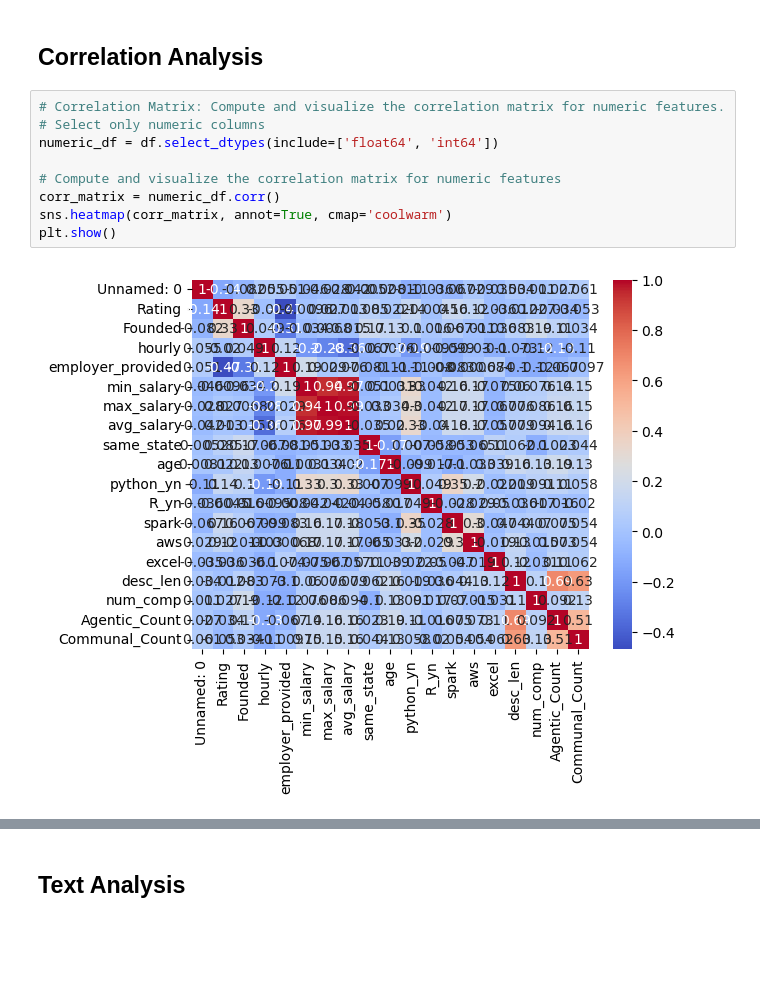
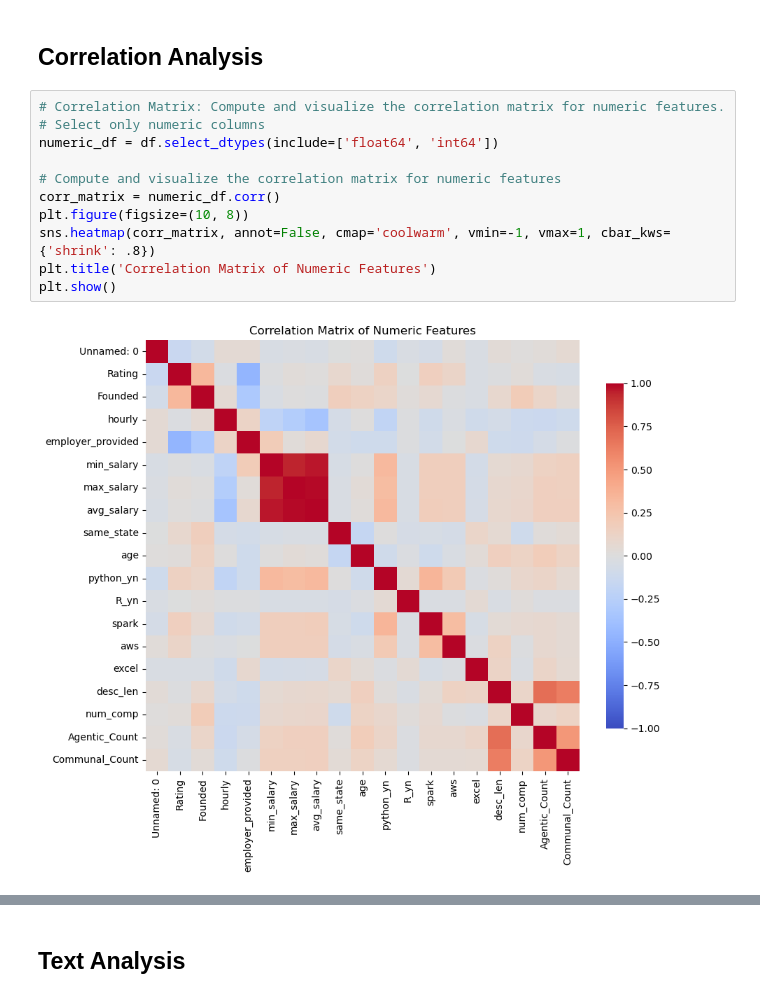
Before and after one commit to AnalysisKris/Finley_Capstone, a Jupyter notebook: EDA/eda.ipynb, the cells around one changed output, grey strips where cells are left out. Drawn from its saved outputs; the diff is of its cells as text; blank space fills up the shorter version.

```diff
--- a/EDA/eda.ipynb
+++ b/EDA/eda.ipynb
@@ -139,11 +330,13 @@ plt.show()
 # %%
 # Correlation Matrix: Compute and visualize the correlation matrix for numeric features.
 # Select only numeric columns
 numeric_df = df.select_dtypes(include=['float64', 'int64'])
 
 # Compute and visualize the correlation matrix for numeric features
 corr_matrix = numeric_df.corr()
-sns.heatmap(corr_matrix, annot=True, cmap='coolwarm')
+plt.figure(figsize=(10, 8))
+sns.heatmap(corr_matrix, annot=False, cmap='coolwarm', vmin=-1, vmax=1, cbar_kws={'shrink': .8})
+plt.title('Correlation Matrix of Numeric Features')
 plt.show()
 # %% [output]
-[figure, old version]
+[figure, new version]
```
Also changed, not shown: parts of 79 cells of this notebook, 13 other files.
